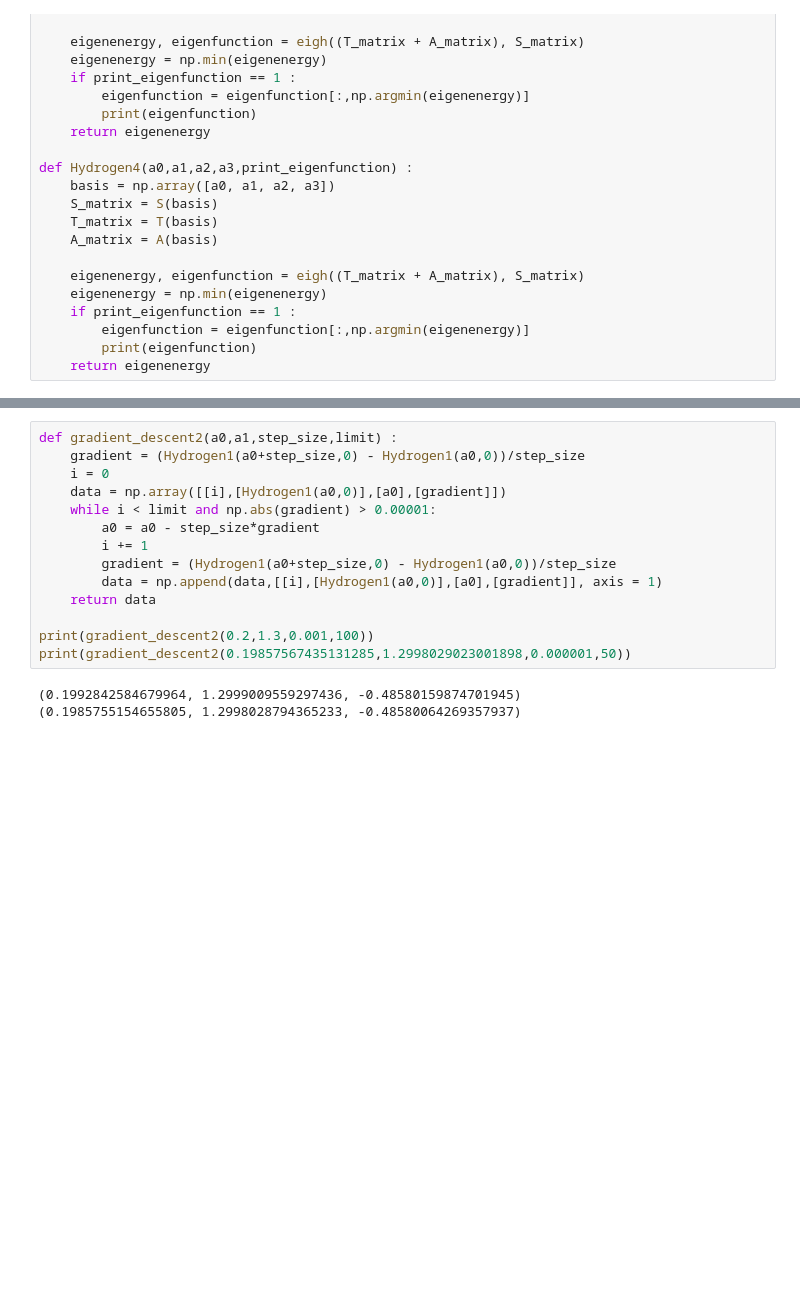
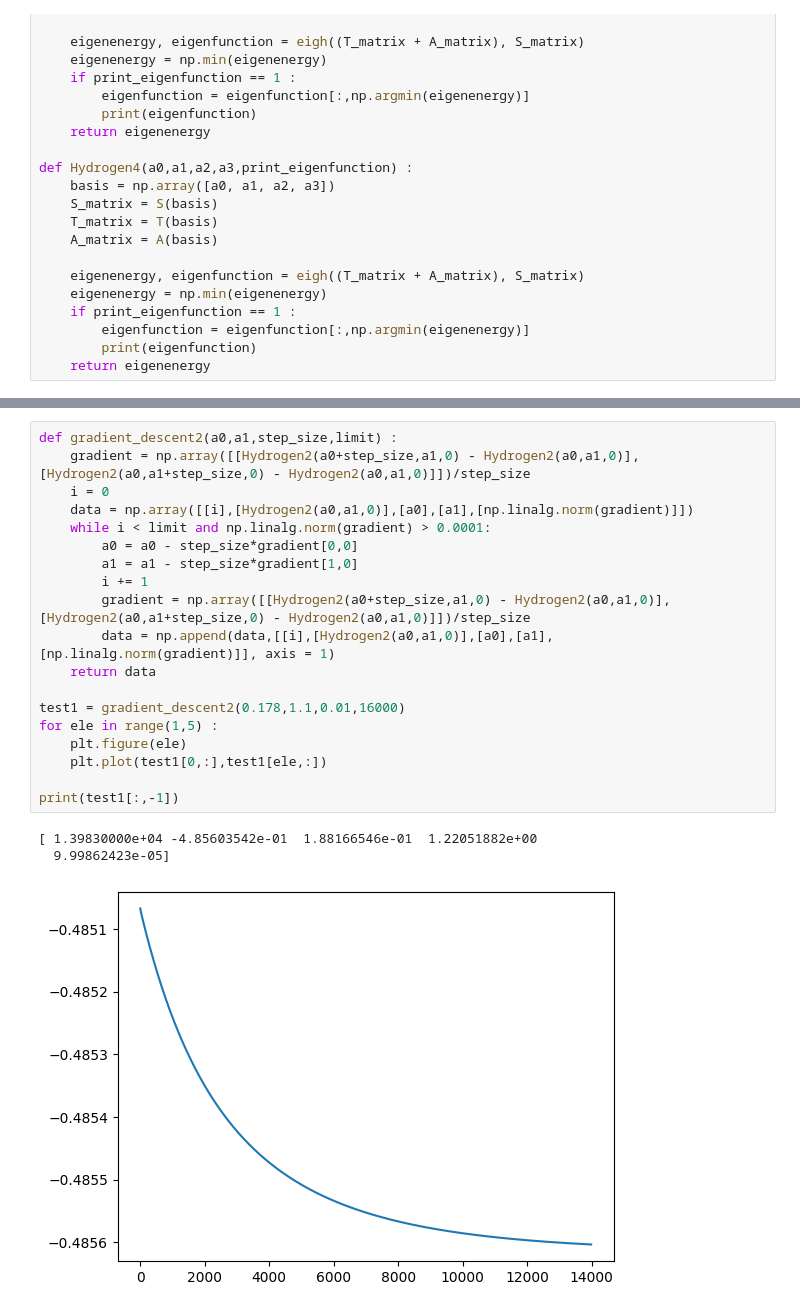
Before and after one commit to Blu3P34/Computational-Physics, a Jupyter notebook: Approximation for Hydrogen atom/Hydrogen.ipynb, the cells around one changed output, grey strips where cells are left out. Cells and saved outputs as stored; diff of their text form; blank space fills up the shorter version.

```diff
--- a/Approximation for Hydrogen atom/Hydrogen.ipynb
+++ b/Approximation for Hydrogen atom/Hydrogen.ipynb
@@ -105,17 +106,23 @@ print(test3[:,-1])
 # %%
 def gradient_descent2(a0,a1,step_size,limit) :
-    gradient = (Hydrogen1(a0+step_size,0) - Hydrogen1(a0,0))/step_size
+    gradient = np.array([[Hydrogen2(a0+step_size,a1,0) - Hydrogen2(a0,a1,0)], [Hydrogen2(a0,a1+step_size,0) - Hydrogen2(a0,a1,0)]])/step_size
     i = 0
-    data = np.array([[i],[Hydrogen1(a0,0)],[a0],[gradient]])
-    while i < limit and np.abs(gradient) > 0.00001:
-        a0 = a0 - step_size*gradient
+    data = np.array([[i],[Hydrogen2(a0,a1,0)],[a0],[a1],[np.linalg.norm(gradient)]])
+    while i < limit and np.linalg.norm(gradient) > 0.0001:
+        a0 = a0 - step_size*gradient[0,0]
+        a1 = a1 - step_size*gradient[1,0]
         i += 1
-        gradient = (Hydrogen1(a0+step_size,0) - Hydrogen1(a0,0))/step_size
-        data = np.append(data,[[i],[Hydrogen1(a0,0)],[a0],[gradient]], axis = 1)
+        gradient = np.array([[Hydrogen2(a0+step_size,a1,0) - Hydrogen2(a0,a1,0)], [Hydrogen2(a0,a1+step_size,0) - Hydrogen2(a0,a1,0)]])/step_size
+        data = np.append(data,[[i],[Hydrogen2(a0,a1,0)],[a0],[a1],[np.linalg.norm(gradient)]], axis = 1)
     return data
 
-print(gradient_descent2(0.2,1.3,0.001,100))
-print(gradient_descent2(0.19857567435131285,1.2998029023001898,0.000001,50))
+test1 = gradient_descent2(0.178,1.1,0.01,16000)
+for ele in range(1,5) :
+    plt.figure(ele)
+    plt.plot(test1[0,:],test1[ele,:])
+
+print(test1[:,-1])
 # %% [output]
-(0.1992842584679964, 1.2999009559297436, -0.48580159874701945)
-(0.1985755154655805, 1.2998028794365233, -0.48580064269357937)
+[ 1.39830000e+04 -4.85603542e-01  1.88166546e-01  1.22051882e+00
+  9.99862423e-05]
+[figure, added]
```
Also changed, not shown: parts of 4 cells of this notebook.
